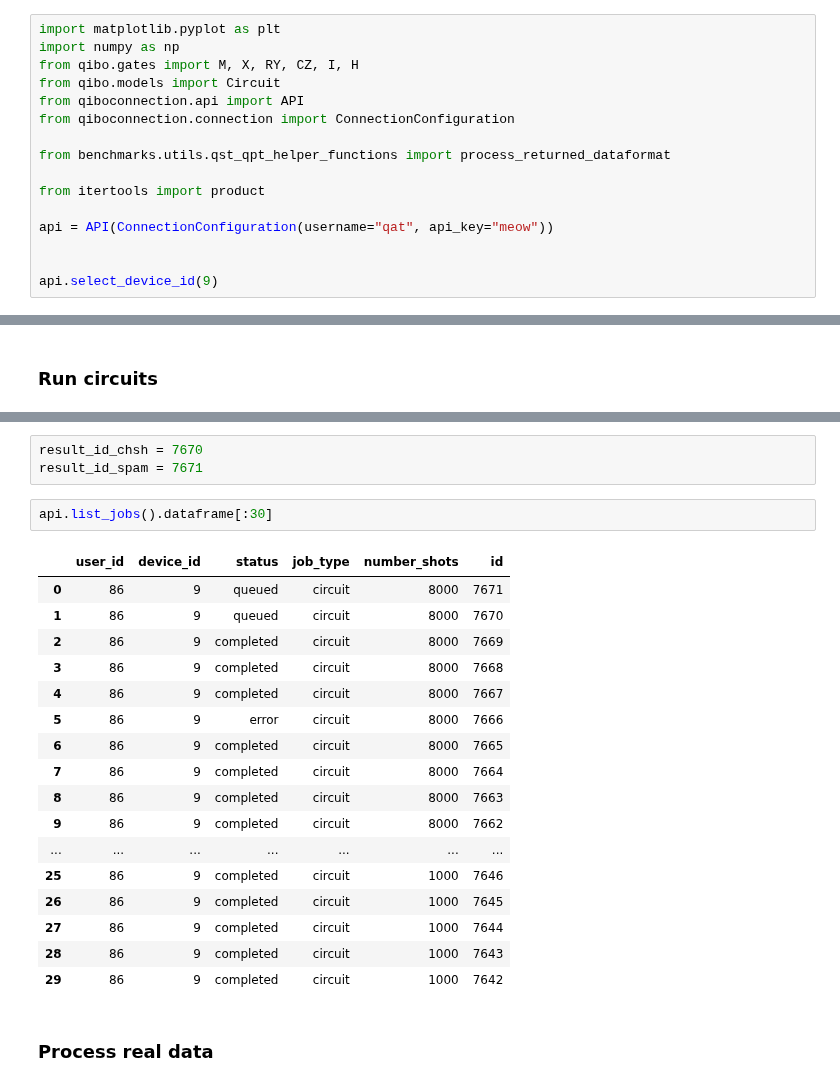
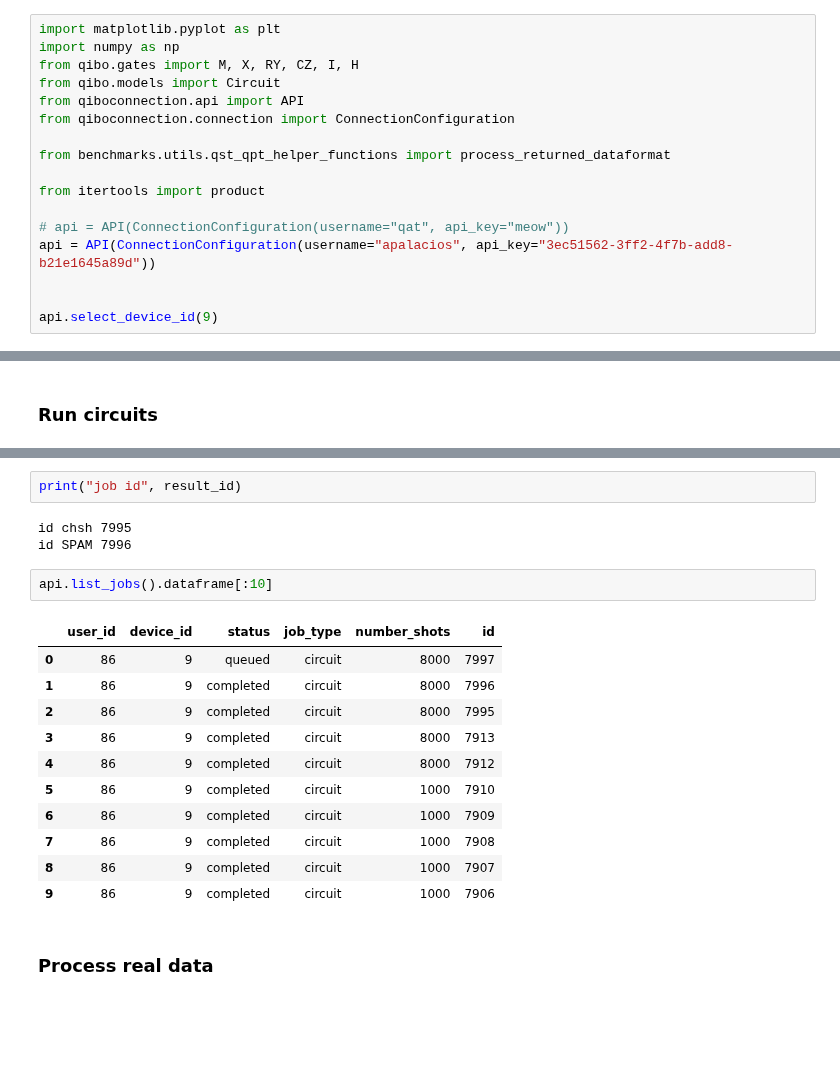
Before and after one commit to qilimanjaro-tech/qiboconnection-portfolio, a Jupyter notebook: chsh.ipynb, the cells around one changed output, grey strips where cells are left out. Cells and saved outputs as stored; diff of their text form; blank space fills up the shorter version.

```diff
--- a/chsh.ipynb
+++ b/chsh.ipynb
@@ -10,7 +10,8 @@ from benchmarks.utils.qst_qpt_helper_functions import process_returned_dataforma
 
 from itertools import product
 
-api = API(ConnectionConfiguration(username="qat", api_key="meow"))
+# api = API(ConnectionConfiguration(username="qat", api_key="meow"))
+api = API(ConnectionConfiguration(username="apalacios", api_key="3ec51562-3ff2-4f7b-add8-b21e1645a89d"))
 
 
 api.select_device_id(9)
@@ -176,26 +130,22 @@ id SPAM 7026
-# %%
-result_id_chsh = 7670
-result_id_spam = 7671
+# %%
+print("job id", result_id)
+# %% [output]
+id chsh 7995
+id SPAM 7996
 # %%
-api.list_jobs().dataframe[:30]
+api.list_jobs().dataframe[:10]
 # %% [output]
 |  | user_id | device_id | status | job_type | number_shots | id |
-| 0 | 86 | 9 | queued | circuit | 8000 | 7671 |
-| 1 | 86 | 9 | queued | circuit | 8000 | 7670 |
-| 2 | 86 | 9 | completed | circuit | 8000 | 7669 |
-| 3 | 86 | 9 | completed | circuit | 8000 | 7668 |
-| 4 | 86 | 9 | completed | circuit | 8000 | 7667 |
-| 5 | 86 | 9 | error | circuit | 8000 | 7666 |
-| 6 | 86 | 9 | completed | circuit | 8000 | 7665 |
-| 7 | 86 | 9 | completed | circuit | 8000 | 7664 |
-| 8 | 86 | 9 | completed | circuit | 8000 | 7663 |
-| 9 | 86 | 9 | completed | circuit | 8000 | 7662 |
-| ... | ... | ... | ... | ... | ... | ... |
-| 25 | 86 | 9 | completed | circuit | 1000 | 7646 |
-| 26 | 86 | 9 | completed | circuit | 1000 | 7645 |
-| 27 | 86 | 9 | completed | circuit | 1000 | 7644 |
-| 28 | 86 | 9 | completed | circuit | 1000 | 7643 |
-| 29 | 86 | 9 | completed | circuit | 1000 | 7642 |
+| 0 | 86 | 9 | queued | circuit | 8000 | 7997 |
+| 1 | 86 | 9 | completed | circuit | 8000 | 7996 |
+| 2 | 86 | 9 | completed | circuit | 8000 | 7995 |
+| 3 | 86 | 9 | completed | circuit | 8000 | 7913 |
+| 4 | 86 | 9 | completed | circuit | 8000 | 7912 |
+| 5 | 86 | 9 | completed | circuit | 1000 | 7910 |
+| 6 | 86 | 9 | completed | circuit | 1000 | 7909 |
+| 7 | 86 | 9 | completed | circuit | 1000 | 7908 |
+| 8 | 86 | 9 | completed | circuit | 1000 | 7907 |
+| 9 | 86 | 9 | completed | circuit | 1000 | 7906 |
 # %% [markdown]
 ### Process real data
 # %%
```
Also changed, not shown: parts of 11 cells of this notebook.
